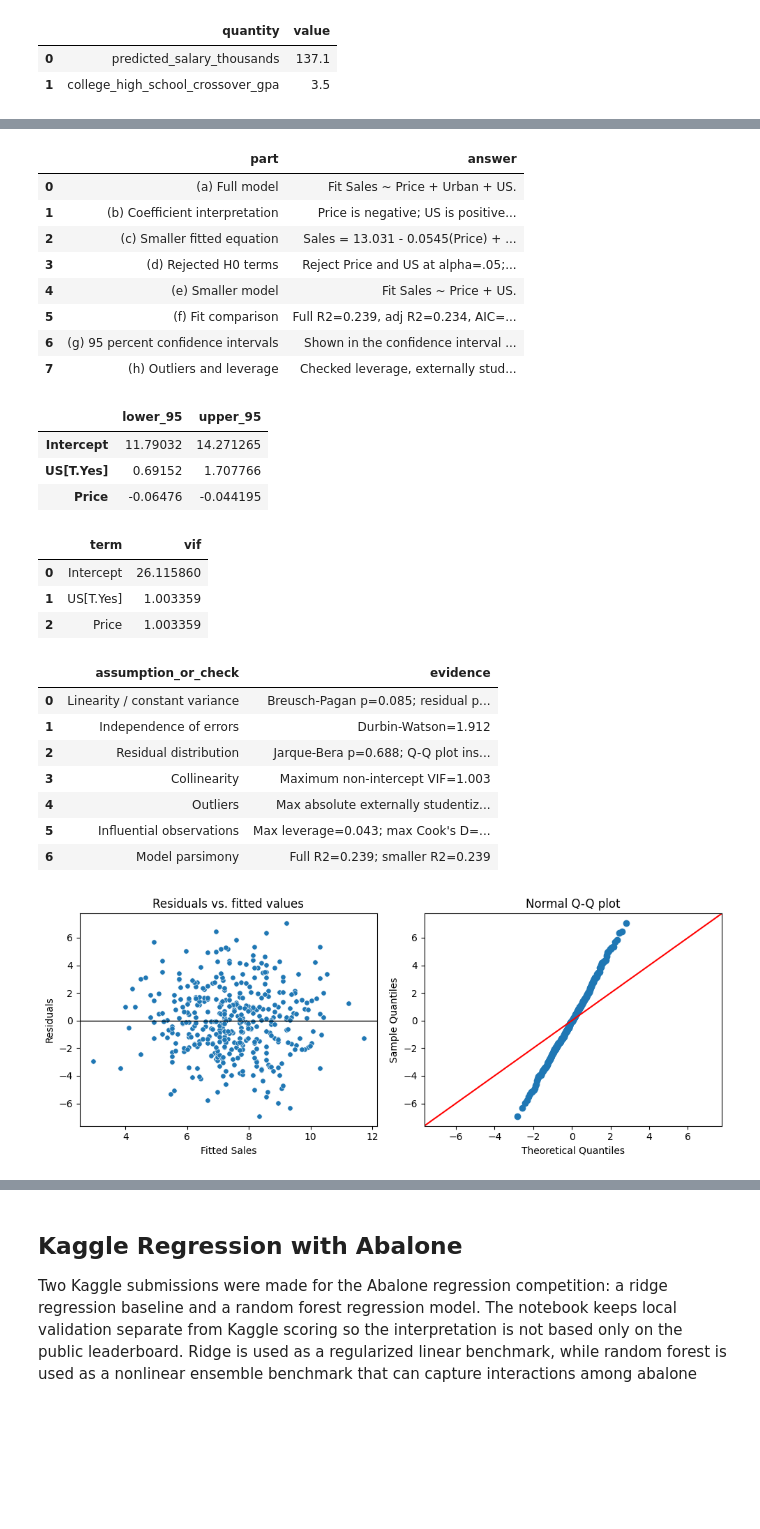
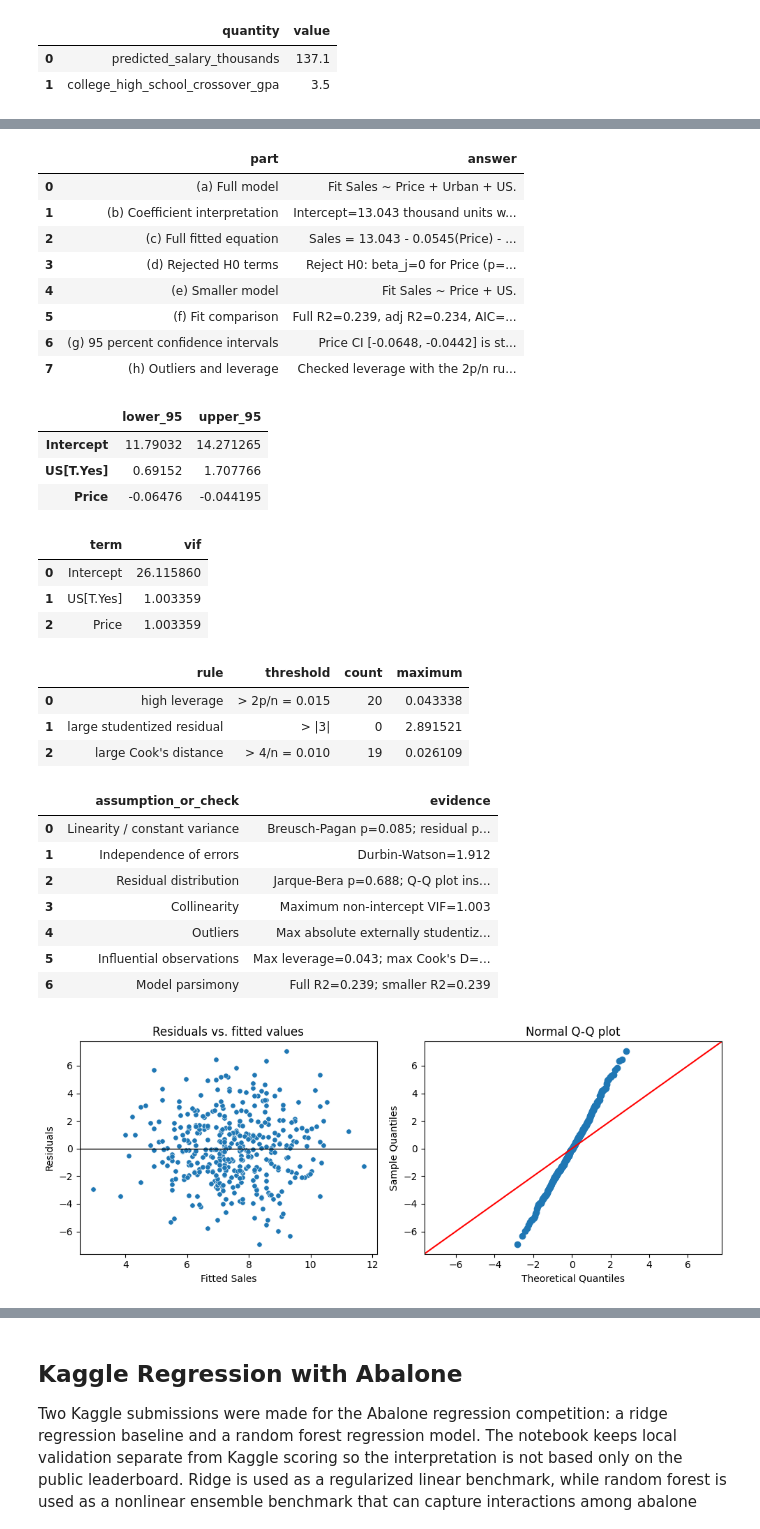
Before and after one commit to maldo81/dds-8555-predictive-analysis, a Jupyter notebook: Week 2/Assignment 2/MaldonadoJDDS8555-2.ipynb, the cells around one changed output, grey strips where cells are left out. Drawn from its saved outputs; the diff is of its cells as text; code cells hidden in the pictures; blank space fills up the shorter version.

```diff
--- a/Week 2/Assignment 2/MaldonadoJDDS8555-2.ipynb
+++ b/Week 2/Assignment 2/MaldonadoJDDS8555-2.ipynb
@@ -67,11 +67,23 @@ ci = model_small.conf_int()
 ci.columns = ["lower_95", "upper_95"]
 price_coef = model_small.params["Price"]
 us_coef = model_small.params["US[T.Yes]"]
+full_params = model_full.params
+full_pvalues = model_full.pvalues
+full_rse = np.sqrt(model_full.mse_resid)
+small_rse = np.sqrt(model_small.mse_resid)
+partial_f = model_full.compare_f_test(model_small)
+urban_coef = full_params["Urban[T.Yes]"]
+full_equation = (
+    f"Sales = {full_params['Intercept']:.3f} "
+    f"{'-' if full_params['Price'] < 0 else '+'} {abs(full_params['Price']):.4f}(Price) "
+    f"{'-' if urban_coef < 0 else '+'} {abs(urban_coef):.3f}I(Urban=Yes) "
+    f"{'-' if full_params['US[T.Yes]'] < 0 else '+'} {abs(full_params['US[T.Yes]']):.3f}I(US=Yes) + epsilon."
+)
 display(pd.DataFrame({
     "part": [
         "(a) Full model",
         "(b) Coefficient interpretation",
-        "(c) Smaller fitted equation",
+        "(c) Full fitted equation",
         "(d) Rejected H0 terms",
         "(e) Smaller model",
         "(f) Fit comparison",
@@ -80,13 +92,13 @@ display(pd.DataFrame({
     ],
     "answer": [
         "Fit Sales ~ Price + Urban + US.",
-        "Price is negative; US is positive; Urban is not clearly different from zero.",
-        f"Sales = {model_small.params['Intercept']:.3f} {'-' if price_coef < 0 else '+'} {abs(price_coef):.4f}(Price) {'-' if us_coef < 0 else '+'} {abs(us_coef):.3f}(US.Yes).",
-        "Reject Price and US at alpha=.05; do not reject Urban.",
+        f"Intercept={full_params['Intercept']:.3f} thousand units when all predictors are zero; Price={full_params['Price']:.4f} thousand fewer units per dollar; Urban={urban_coef:.3f} thousand units relative to nonurban stores; US={full_params['US[T.Yes]']:.3f} thousand more units relative to non-US stores.",
+        full_equation,
+        f"Reject H0: beta_j=0 for Price (p={full_pvalues['Price']:.3g}) and US (p={full_pvalues['US[T.Yes]']:.3g}); fail to reject Urban (p={full_pvalues['Urban[T.Yes]']:.3g}).",
         "Fit Sales ~ Price + US.",
-        f"Full R2={model_full.rsquared:.3f}, adj R2={model_full.rsquared_adj:.3f}, AIC={model_full.aic:.1f}; smaller R2={model_small.rsquared:.3f}, adj R2={model_small.rsquared_adj:.3f}, AIC={model_small.aic:.1f}.",
-        "Shown in the confidence interval table below.",
-        "Checked leverage, externally studentized residuals, and Cook's distance.",
+        f"Full R2={model_full.rsquared:.3f}, adj R2={model_full.rsquared_adj:.3f}, AIC={model_full.aic:.1f}, BIC={model_full.bic:.1f}, RSE={full_rse:.3f}; smaller R2={model_small.rsquared:.3f}, adj R2={model_small.rsquared_adj:.3f}, AIC={model_small.aic:.1f}, BIC={model_small.bic:.1f}, RSE={small_rse:.3f}; nested F-test p={partial_f[1]:.3f}.",
+        f"Price CI [{ci.loc['Price','lower_95']:.4f}, {ci.loc['Price','upper_95']:.4f}] is strictly negative; US CI [{ci.loc['US[T.Yes]','lower_95']:.3f}, {ci.loc['US[T.Yes]','upper_95']:.3f}] excludes zero.",
+        "Checked leverage with the 2p/n rule, externally studentized residuals with |t*| > 3, Cook's distance with 4/n, and an influence plot.",
     ],
 }))
 display(ci)
@@ -100,7 +112,23 @@ display(vif)
 influence = model_small.get_influence()
 studentized = influence.resid_studentized_external
 cooks = influence.cooks_distance[0]
+leverage = influence.hat_matrix_diag
+n_obs = int(model_small.nobs)
+n_params = int(model_small.df_model + 1)
+leverage_rule = 2 * n_params / n_obs
+cooks_rule = 4 / n_obs
 bp_f_pvalue = het_breuschpagan(model_small.resid, model_small.model.exog)[3]
+influence_flags = pd.DataFrame({
+    "rule": ["high leverage", "large studentized residual", "large Cook's distance"],
+    "threshold": [f"> 2p/n = {leverage_rule:.3f}", "> |3|", f"> 4/n = {cooks_rule:.3f}"],
+    "count": [
+        int((leverage > leverage_rule).sum()),
+        int((np.abs(studentized) > 3).sum()),
+        int((cooks > cooks_rule).sum()),
+    ],
+    "maximum": [leverage.max(), np.max(np.abs(studentized)), cooks.max()],
+})
+display(influence_flags)
 diag = pd.DataFrame({
     "assumption_or_check": [
         "Linearity / constant variance",
@@ -116,8 +144,8 @@ diag = pd.DataFrame({
         f"Durbin-Watson={durbin_watson(model_small.resid):.3f}",
         f"Jarque-Bera p={stats.jarque_bera(model_small.resid).pvalue:.3f}; Q-Q plot inspected",
         f"Maximum non-intercept VIF={vif.loc[vif.term != 'Intercept', 'vif'].max():.3f}",
-        f"Max absolute externally studentized residual={np.max(np.abs(studentized)):.3f}",
-        f"Max leverage={influence.hat_matrix_diag.max():.3f}; max Cook's D={cooks.max():.3f}",
+        f"Max absolute externally studentized residual={np.max(np.abs(studentized)):.3f}; count above 3={(np.abs(studentized) > 3).sum()}",
+        f"Max leverage={leverage.max():.3f}; max Cook's D={cooks.max():.3f}; Cook's count above 4/n={(cooks > cooks_rule).sum()}",
         f"Full R2={model_full.rsquared:.3f}; smaller R2={model_small.rsquared:.3f}",
     ],
 })
@@ -132,6 +160,10 @@ axes[0].set_ylabel("Residuals")
 sm.qqplot(model_small.resid, line="45", ax=axes[1])
 axes[1].set_title("Normal Q-Q plot")
 plt.tight_layout()
+
+fig = sm.graphics.influence_plot(model_small, criterion="cooks", size=6)
+fig.suptitle("Influence plot for smaller Carseats model")
+plt.tight_layout()
 # %% [output]
                             OLS Regression Results
 ==============================================================================
@@ -143,36 +175,40 @@ Time:                        12:20:40   Log-Likelihood:                -927.66
 No. Observations:                 400   AIC:                             1863.
 Df Residuals:                     396   BIC:                             1879.
 Df Model:                           3
 Covariance Type:            nonrobust
 ================================================================================
 ... (41 lines left out)
 Notes:
 [1] Standard Errors assume that the covariance matrix of the errors is correctly specified.
 
 Applied Question 10 visible checklist
 |  | part | answer |
 | 0 | (a) Full model | Fit Sales ~ Price + Urban + US. |
-| 1 | (b) Coefficient interpretation | Price is negative; US is positive... |
-| 2 | (c) Smaller fitted equation | Sales = 13.031 - 0.0545(Price) + ... |
-| 3 | (d) Rejected H0 terms | Reject Price and US at alpha=.05;... |
+| 1 | (b) Coefficient interpretation | Intercept=13.043 thousand units w... |
+| 2 | (c) Full fitted equation | Sales = 13.043 - 0.0545(Price) - ... |
+| 3 | (d) Rejected H0 terms | Reject H0: beta_j=0 for Price (p=... |
 | 4 | (e) Smaller model | Fit Sales ~ Price + US. |
 | 5 | (f) Fit comparison | Full R2=0.239, adj R2=0.234, AIC=... |
-| 6 | (g) 95 percent confidence intervals | Shown in the confidence interval ... |
-| 7 | (h) Outliers and leverage | Checked leverage, externally stud... |
+| 6 | (g) 95 percent confidence intervals | Price CI [-0.0648, -0.0442] is st... |
+| 7 | (h) Outliers and leverage | Checked leverage with the 2p/n ru... |
 |  | lower_95 | upper_95 |
 | Intercept | 11.79032 | 14.271265 |
 | US[T.Yes] | 0.69152 | 1.707766 |
 | Price | -0.06476 | -0.044195 |
 |  | term | vif |
 | 0 | Intercept | 26.115860 |
 | 1 | US[T.Yes] | 1.003359 |
 | 2 | Price | 1.003359 |
-|  | assumption_or_check | evidence |
-| 0 | Linearity / constant variance | Breusch-Pagan p=0.085; residual p... |
-| 1 | Independence of errors | Durbin-Watson=1.912 |
-| 2 | Residual distribution | Jarque-Bera p=0.688; Q-Q plot ins... |
-| 3 | Collinearity | Maximum non-intercept VIF=1.003 |
-| 4 | Outliers | Max absolute externally studentiz... |
-| 5 | Influential observations | Max leverage=0.043; max Cook's D=... |
-| 6 | Model parsimony | Full R2=0.239; smaller R2=0.239 |
+|  | rule | threshold | count | maximum |
+| 0 | high leverage | > 2p/n = 0.015 | 20 | 0.043338 |
+| 1 | large studentized residual | > |3| | 0 | 2.891521 |
+| 2 | large Cook's distance | > 4/n = 0.010 | 19 | 0.026109 |
+|  | assumption_or_check | evidence |
+| 0 | Linearity / constant variance | Breusch-Pagan p=0.085; residual p... |
+| 1 | Independence of errors | Durbin-Watson=1.912 |
+| 2 | Residual distribution | Jarque-Bera p=0.688; Q-Q plot ins... |
+| 3 | Collinearity | Maximum non-intercept VIF=1.003 |
+| 4 | Outliers | Max absolute externally studentiz... |
+| 5 | Influential observations | Max leverage=0.043; max Cook's D=... |
+| 6 | Model parsimony | Full R2=0.239; smaller R2=0.239 |
 [figure]
```
Also changed, not shown: parts of 7 cells of this notebook, 1 other file.
